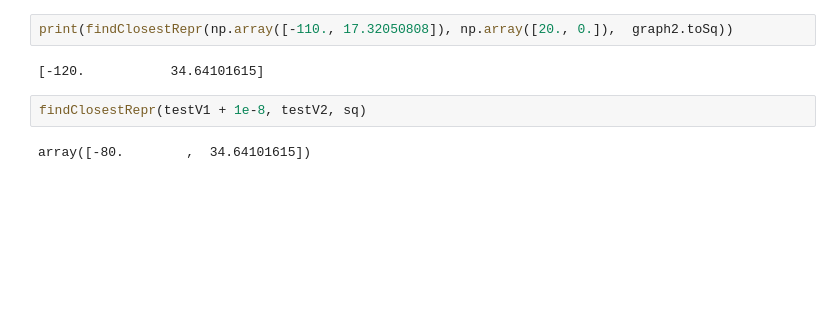
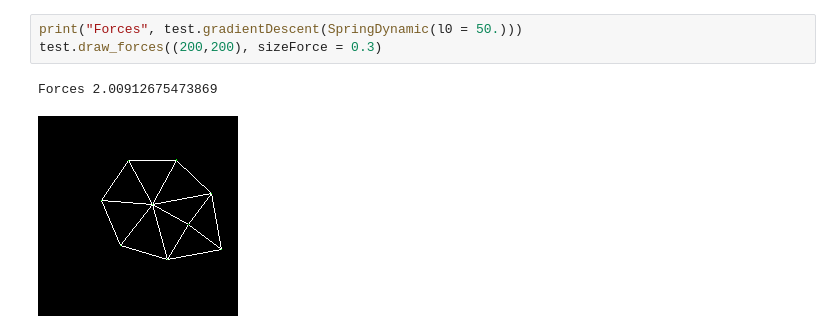
Before and after one commit to KenyC/ProceduralTextureGenerator, a Jupyter notebook: operators/functions/GraphTest.ipynb, the cells around one changed output. Cells and saved outputs as stored; diff of their text form; blank space fills up the shorter version.

```diff
--- a/operators/functions/GraphTest.ipynb
+++ b/operators/functions/GraphTest.ipynb
@@ -78,8 +15,6 @@ step
-# %%
-print(findClosestRepr(np.array([-110., 17.32050808]), np.array([20., 0.]),  graph2.toSq))
-# %% [output]
-[-120.           34.64101615]
-# %%
-findClosestRepr(testV1 + 1e-8, testV2, sq)
-# %% [output]
-array([-80.        ,  34.64101615])
+# %%
+print("Forces", test.gradientDescent(SpringDynamic(l0 = 50.)))
+test.draw_forces((200,200), sizeForce = 0.3)
+# %% [output]
+Forces 2.00912675473869
+[figure, added]
```
Also changed, not shown: parts of 19 cells of this notebook, 30 other files.
